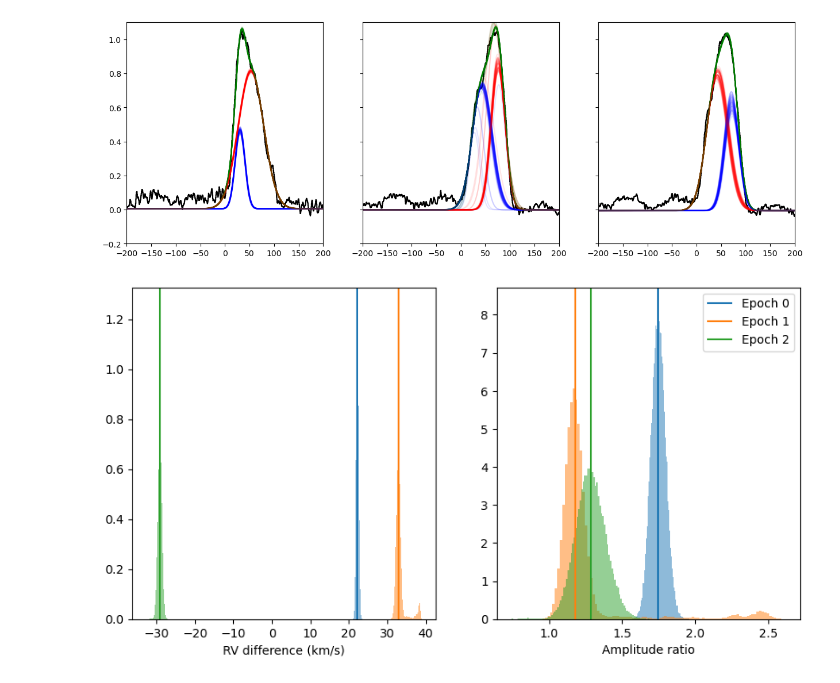
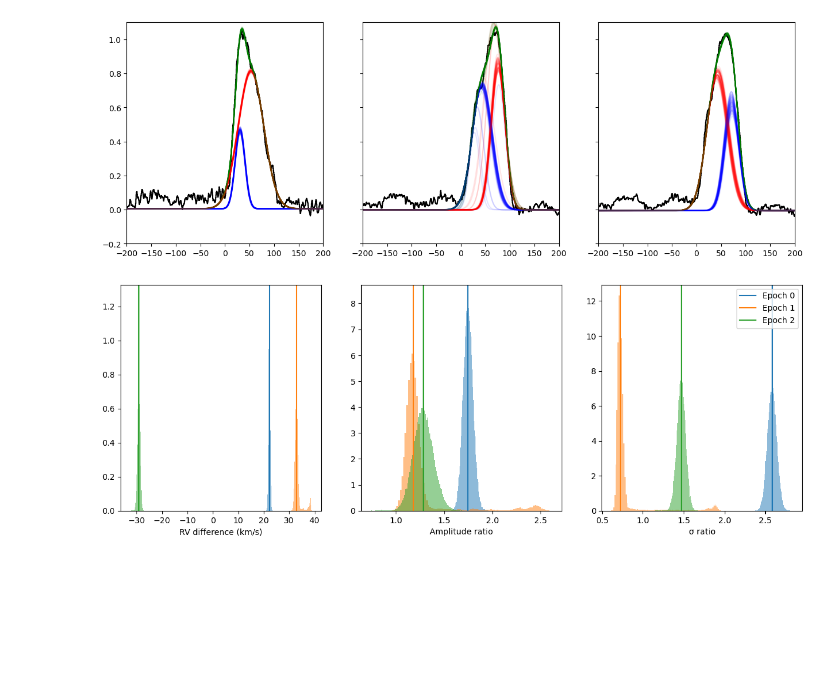
Before and after one commit to benjaminpope/pix2planet, a Jupyter notebook: notebooks/spectra.ipynb, the cells around one changed output. Drawn from its saved outputs; the diff is of its cells as text; code cells hidden in the pictures; blank space fills up the shorter version.

Commit message:
sigma ratios not consistent

```diff
--- a/notebooks/spectra.ipynb
+++ b/notebooks/spectra.ipynb
@@ -194,25 +194,31 @@ plt.ylim(-0.2,1.1)
 (-0.2, 1.1)
 [figure]
 # %%
-fig, (ax1, ax2) = plt.subplots(1, 2, figsize=(10, 5))
+fig, (ax1, ax2, ax3) = plt.subplots(1, 3, figsize=(15, 5))
 
 
 for j in range(3):
     samples = all_samples[j]
     rvdiff = samples[:,4] - samples[:,1]
     amp_ratio = samples[:,3] / samples[:,0]
+    sig_ratio = samples[:,5] / samples[:,2]
 
     if np.median(amp_ratio) < 1:
         amp_ratio = 1 / amp_ratio
         rvdiff = -rvdiff
+        sig_ratio = 1/sig_ratio
 
     ax1.hist(rvdiff,bins=100,alpha=0.5,density=True)
     ax1.axvline(np.median(rvdiff),color='C%d' % j)
     ax1.set_xlabel('RV difference (km/s)')
 
     ax2.hist(amp_ratio,bins=100,alpha=0.5,density=True)
-    ax2.axvline(np.median(amp_ratio),color='C%d' % j,label='Epoch ' + str(j))
+    ax2.axvline(np.median(amp_ratio),color='C%d' % j)
     ax2.set_xlabel('Amplitude ratio')
-    ax2.legend()
+
+    ax3.hist(sig_ratio,bins=100,alpha=0.5,density=True)
+    ax3.axvline(np.median(sig_ratio),color='C%d' % j,label='Epoch ' + str(j))
+    ax3.set_xlabel('σ ratio')
+    ax3.legend()
 # %% [output]
-[figure, old version]
+[figure, new version]
```
